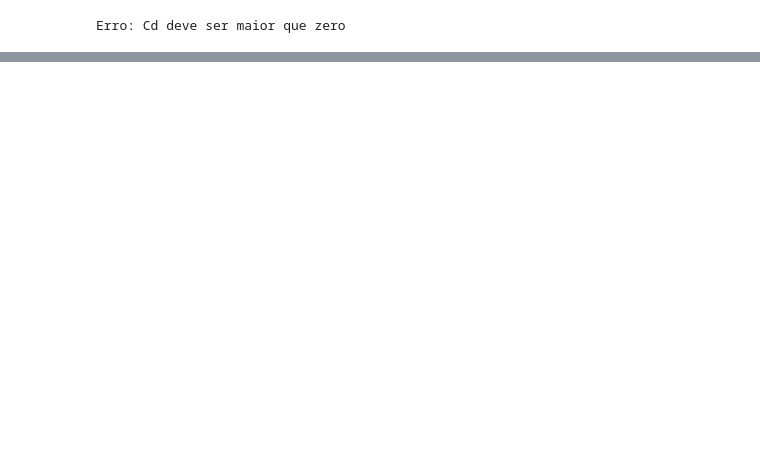
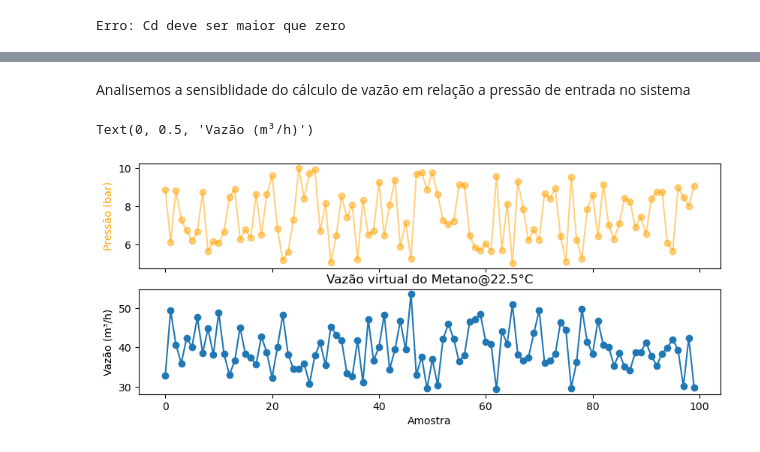
Before and after one commit to naclavijov/EngeData-POO, a Jupyter notebook: Módulo 1 - PP vs POO/Módulo 1 - PP vs POO.ipynb, the cells around one changed output, grey strips where cells are left out. Saved outputs shown, nothing was run; the diff lists cells and outputs as text; code cells hidden in the pictures; blank space fills up the shorter version.

```diff
--- a/Módulo 1 - PP vs POO/Módulo 1 - PP vs POO.ipynb
+++ b/Módulo 1 - PP vs POO/Módulo 1 - PP vs POO.ipynb
@@ -275,0 +279,44 @@ A Python wrapper of C++ function :cpapi:`CoolProp::PropsSI` .
+# %%
+def sensor_virtual(T: float, P: float, deltaP: float, mm: float, params: dict) -> float:
+    """
+    Calcula a vazão volumétrica usando modelos fornecidos.
+
+    Q = params['Cd'] * params['A'] * Y * (2 * deltaP / rho) ** 0.5
+
+    Parâmetros:
+        T: temperatura (K)
+        P: pressão (Pa)
+        deltaP: diferencial de pressão (Pa)
+        params: dicionário com parâmetros necessários (ex: {Cd: 0.61, A: 1e-4})
+
+    Retorna:
+        Q: vazão volumétrica (m³/s)
+
+    Exceções:
+        condicional: Se deltaP <= 0, um condicional garante deltaP não negativo.
+    """
+
+    R = 8314  # J/(kmol·K)
+
+    rho = (P * mm) / (R * T) # kg/m³
+    Y = 1
+
+    Q = params['Cd'] * params['A'] * Y * (2 * deltaP / rho) ** 0.5
+
+    return Q
+# %% [markdown]
+Analisemos a sensiblidade do cálculo de vazão em relação a pressão de entrada no sistema
+# %%
+vazao_virtual = sensor_virtual(T, sinal_Pin, sinal_delta_P, mm_methane, {'Cd': Cd, 'A': A})
+
+fig, axs = plt.subplots(2,figsize=(10, 4), sharex=True)
+axs[0].plot(sinal_Pin/1e5, marker='o', color='orange', alpha=0.5)
+axs[0].set_ylabel('Pressão (bar)', color='orange')
+
+axs[1].plot(vazao_virtual*3600, marker='o')
+axs[1].set_title('Vazão virtual do Metano@22.5°C')
+axs[1].set_xlabel('Amostra')
+axs[1].set_ylabel('Vazão (m³/h)')
+# %% [output]
+Text(0, 0.5, 'Vazão (m³/h)')
+[figure, added]
```
Also changed, not shown: parts of 62 cells of this notebook.
